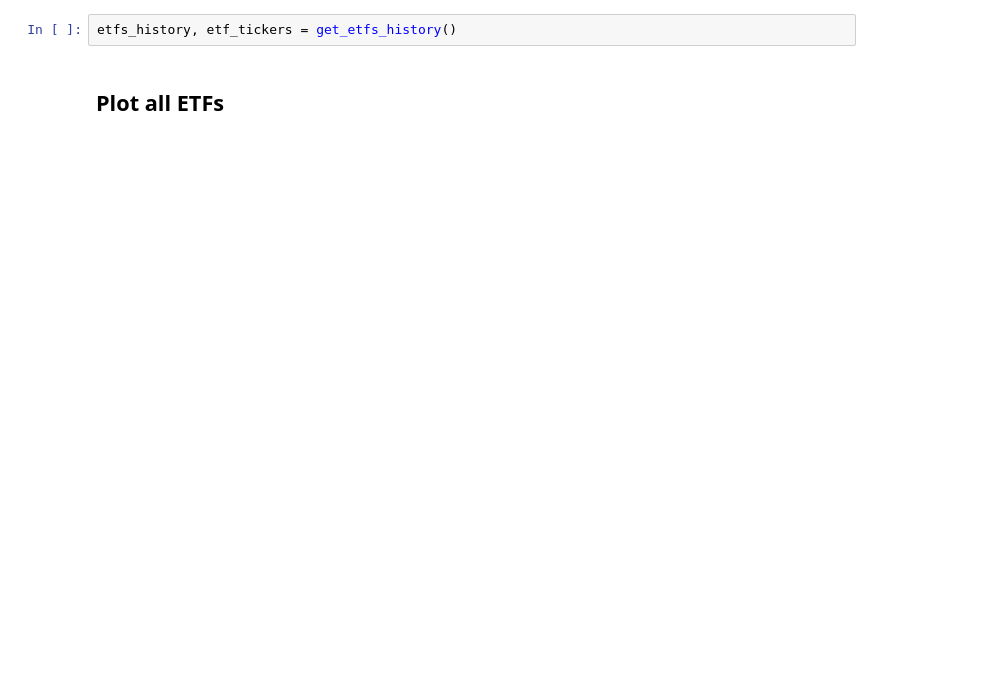
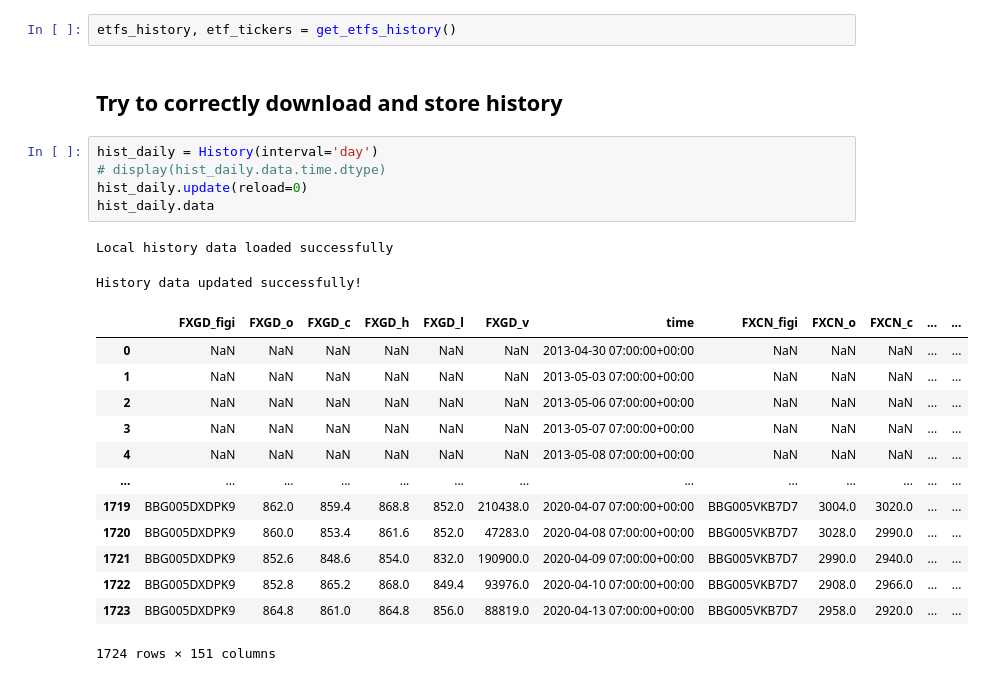
Before and after one commit to Alexander-Serov/tinkoff_analysis, a Jupyter notebook: main-analysis.ipynb, the cells around one changed output. Saved outputs shown, nothing was run; the diff lists cells and outputs as text; blank space fills up the shorter version.

```diff
--- a/main-analysis.ipynb
+++ b/main-analysis.ipynb
@@ -50,5 +57,26 @@ plt.title(ticker)
 # %%
 etfs_history, etf_tickers = get_etfs_history()
-# %% [markdown]
-## Plot all ETFs
+# %% [markdown]
+## Try to correctly download and store history
+# %%
+hist_daily = History(interval='day')
+# display(hist_daily.data.time.dtype)
+hist_daily.update(reload=0)
+hist_daily.data
+# %% [output]
+Local history data loaded successfully
+History data updated successfully!
+|  | FXGD_figi | FXGD_o | FXGD_c | FXGD_h | FXGD_l | FXGD_v | time | FXCN_figi | FXCN_o | FXCN_c | ... | ... |
+| 0 | NaN | NaN | NaN | NaN | NaN | NaN | 2013-04-30 07:00:00+00:00 | NaN | NaN | NaN | ... | ... |
+| 1 | NaN | NaN | NaN | NaN | NaN | NaN | 2013-05-03 07:00:00+00:00 | NaN | NaN | NaN | ... | ... |
+| 2 | NaN | NaN | NaN | NaN | NaN | NaN | 2013-05-06 07:00:00+00:00 | NaN | NaN | NaN | ... | ... |
+| 3 | NaN | NaN | NaN | NaN | NaN | NaN | 2013-05-07 07:00:00+00:00 | NaN | NaN | NaN | ... | ... |
+| 4 | NaN | NaN | NaN | NaN | NaN | NaN | 2013-05-08 07:00:00+00:00 | NaN | NaN | NaN | ... | ... |
+| ... | ... | ... | ... | ... | ... | ... | ... | ... | ... | ... | ... | ... |
+| 1719 | BBG005DXDPK9 | 862.0 | 859.4 | 868.8 | 852.0 | 210438.0 | 2020-04-07 07:00:00+00:00 | BBG005VKB7D7 | 3004.0 | 3020.0 | ... | ... |
+| 1720 | BBG005DXDPK9 | 860.0 | 853.4 | 861.6 | 852.0 | 47283.0 | 2020-04-08 07:00:00+00:00 | BBG005VKB7D7 | 3028.0 | 2990.0 | ... | ... |
+| 1721 | BBG005DXDPK9 | 852.6 | 848.6 | 854.0 | 832.0 | 190900.0 | 2020-04-09 07:00:00+00:00 | BBG005VKB7D7 | 2990.0 | 2940.0 | ... | ... |
+| 1722 | BBG005DXDPK9 | 852.8 | 865.2 | 868.0 | 849.4 | 93976.0 | 2020-04-10 07:00:00+00:00 | BBG005VKB7D7 | 2908.0 | 2966.0 | ... | ... |
+| 1723 | BBG005DXDPK9 | 864.8 | 861.0 | 864.8 | 856.0 | 88819.0 | 2020-04-13 07:00:00+00:00 | BBG005VKB7D7 | 2958.0 | 2920.0 | ... | ... |
+1724 rows × 151 columns
 # %%
```
Also changed, not shown: parts of 3 cells of this notebook, 2 other files.
